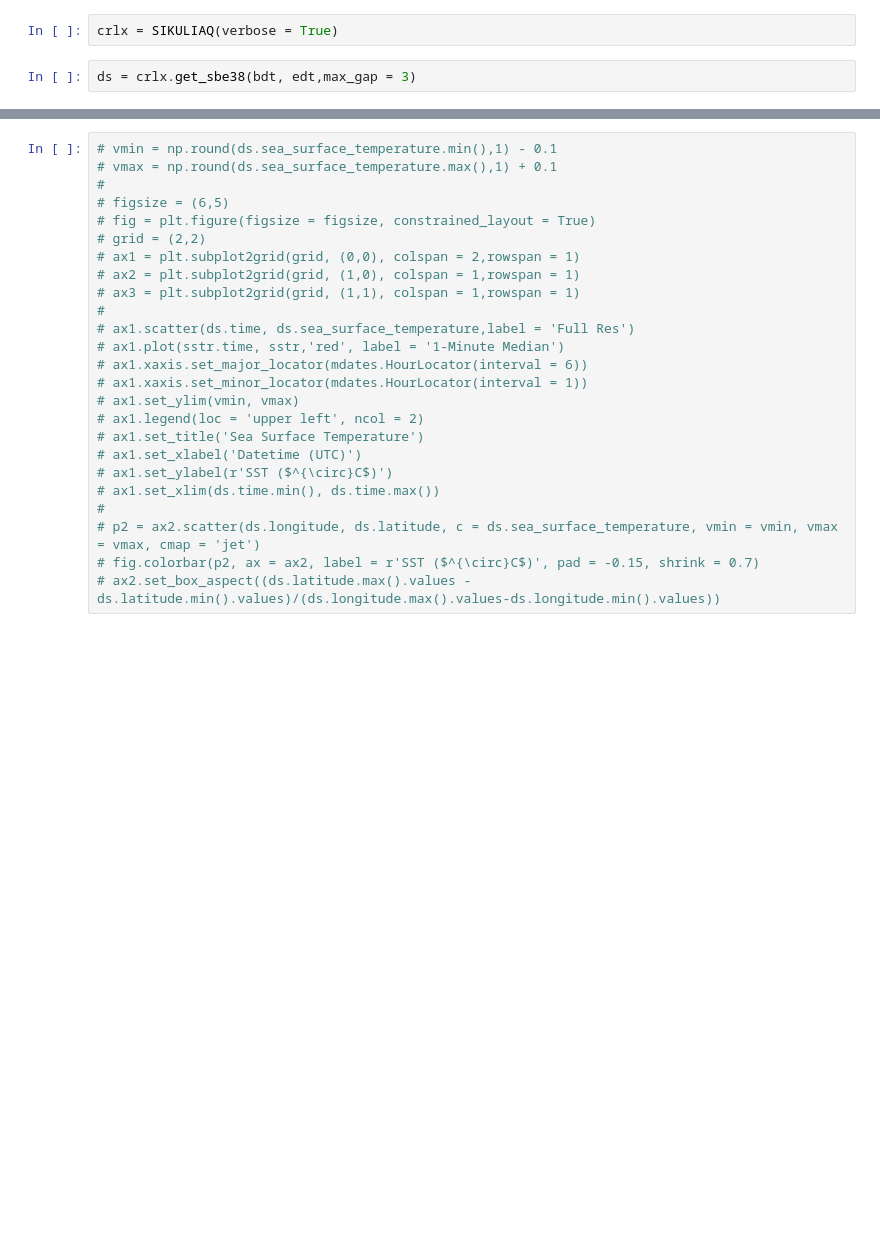
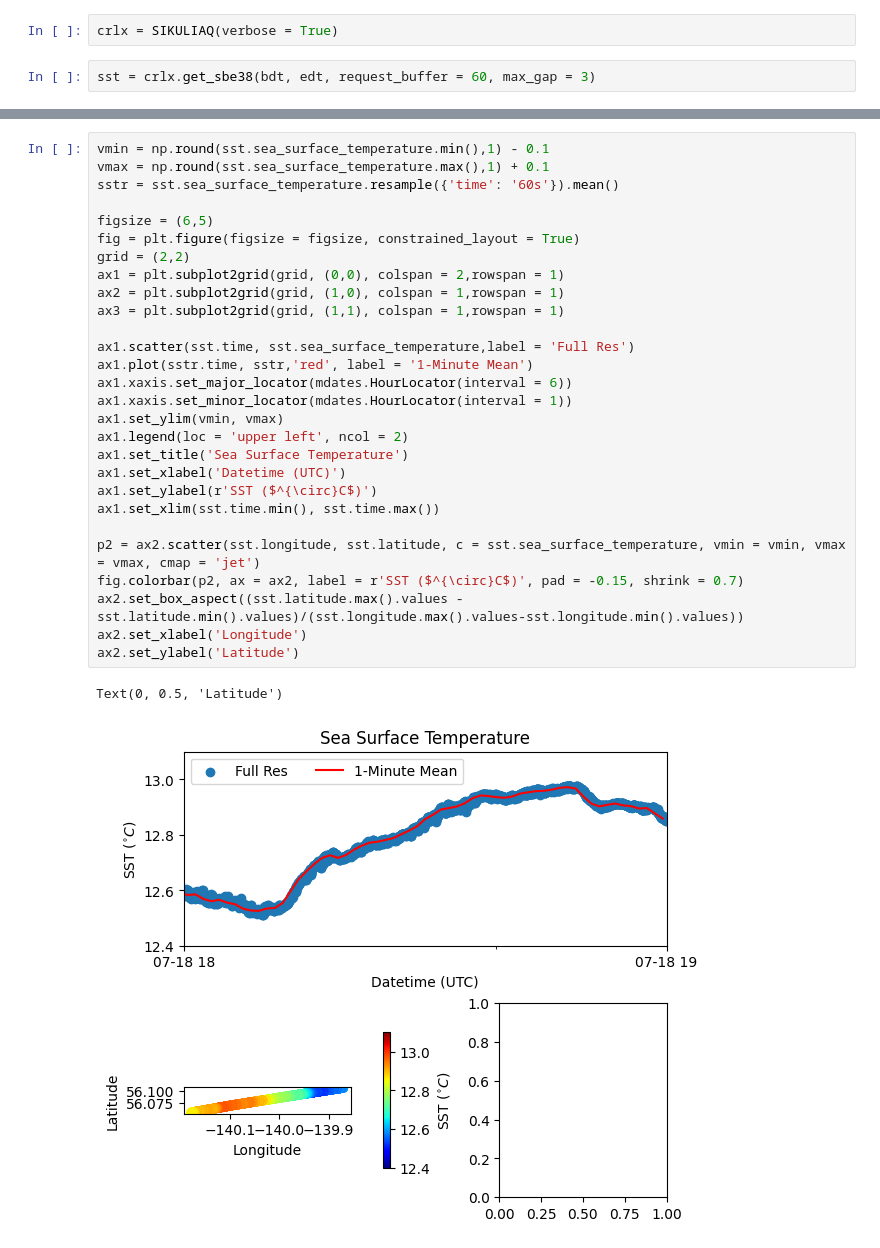
Before and after one commit to IanTBlack/python3-crlx, a Jupyter notebook: scratch/scratch.ipynb, the cells around one changed output, grey strips where cells are left out. Saved outputs shown, nothing was run; the diff lists cells and outputs as text; blank space fills up the shorter version.

```diff
--- a/scratch/scratch.ipynb
+++ b/scratch/scratch.ipynb
@@ -14,4 +17,4 @@ bdt = edt - timedelta(seconds = 3600)
 # %%
 crlx = SIKULIAQ(verbose = True)
 # %%
-ds = crlx.get_sbe38(bdt, edt,max_gap = 3)
+sst = crlx.get_sbe38(bdt, edt, request_buffer = 60, max_gap = 3)
@@ -22,25 +55,31 @@ cds
 # %%
-# vmin = np.round(ds.sea_surface_temperature.min(),1) - 0.1
-# vmax = np.round(ds.sea_surface_temperature.max(),1) + 0.1
-#
-# figsize = (6,5)
-# fig = plt.figure(figsize = figsize, constrained_layout = True)
-# grid = (2,2)
-# ax1 = plt.subplot2grid(grid, (0,0), colspan = 2,rowspan = 1)
-# ax2 = plt.subplot2grid(grid, (1,0), colspan = 1,rowspan = 1)
-# ax3 = plt.subplot2grid(grid, (1,1), colspan = 1,rowspan = 1)
-#
-# ax1.scatter(ds.time, ds.sea_surface_temperature,label = 'Full Res')
-# ax1.plot(sstr.time, sstr,'red', label = '1-Minute Median')
-# ax1.xaxis.set_major_locator(mdates.HourLocator(interval = 6))
-# ax1.xaxis.set_minor_locator(mdates.HourLocator(interval = 1))
-# ax1.set_ylim(vmin, vmax)
-# ax1.legend(loc = 'upper left', ncol = 2)
-# ax1.set_title('Sea Surface Temperature')
-# ax1.set_xlabel('Datetime (UTC)')
-# ax1.set_ylabel(r'SST ($^{\circ}C$)')
-# ax1.set_xlim(ds.time.min(), ds.time.max())
-#
-# p2 = ax2.scatter(ds.longitude, ds.latitude, c = ds.sea_surface_temperature, vmin = vmin, vmax = vmax, cmap = 'jet')
-# fig.colorbar(p2, ax = ax2, label = r'SST ($^{\circ}C$)', pad = -0.15, shrink = 0.7)
-# ax2.set_box_aspect((ds.latitude.max().values - ds.latitude.min().values)/(ds.longitude.max().values-ds.longitude.min().values))
+vmin = np.round(sst.sea_surface_temperature.min(),1) - 0.1
+vmax = np.round(sst.sea_surface_temperature.max(),1) + 0.1
+sstr = sst.sea_surface_temperature.resample({'time': '60s'}).mean()
+
+figsize = (6,5)
+fig = plt.figure(figsize = figsize, constrained_layout = True)
+grid = (2,2)
+ax1 = plt.subplot2grid(grid, (0,0), colspan = 2,rowspan = 1)
+ax2 = plt.subplot2grid(grid, (1,0), colspan = 1,rowspan = 1)
+ax3 = plt.subplot2grid(grid, (1,1), colspan = 1,rowspan = 1)
+
+ax1.scatter(sst.time, sst.sea_surface_temperature,label = 'Full Res')
+ax1.plot(sstr.time, sstr,'red', label = '1-Minute Mean')
+ax1.xaxis.set_major_locator(mdates.HourLocator(interval = 6))
+ax1.xaxis.set_minor_locator(mdates.HourLocator(interval = 1))
+ax1.set_ylim(vmin, vmax)
+ax1.legend(loc = 'upper left', ncol = 2)
+ax1.set_title('Sea Surface Temperature')
+ax1.set_xlabel('Datetime (UTC)')
+ax1.set_ylabel(r'SST ($^{\circ}C$)')
+ax1.set_xlim(sst.time.min(), sst.time.max())
+
+p2 = ax2.scatter(sst.longitude, sst.latitude, c = sst.sea_surface_temperature, vmin = vmin, vmax = vmax, cmap = 'jet')
+fig.colorbar(p2, ax = ax2, label = r'SST ($^{\circ}C$)', pad = -0.15, shrink = 0.7)
+ax2.set_box_aspect((sst.latitude.max().values - sst.latitude.min().values)/(sst.longitude.max().values-sst.longitude.min().values))
+ax2.set_xlabel('Longitude')
+ax2.set_ylabel('Latitude')
+# %% [output]
+Text(0, 0.5, 'Latitude')
+[figure, added]
```
Also changed, not shown: parts of 6 cells of this notebook.
